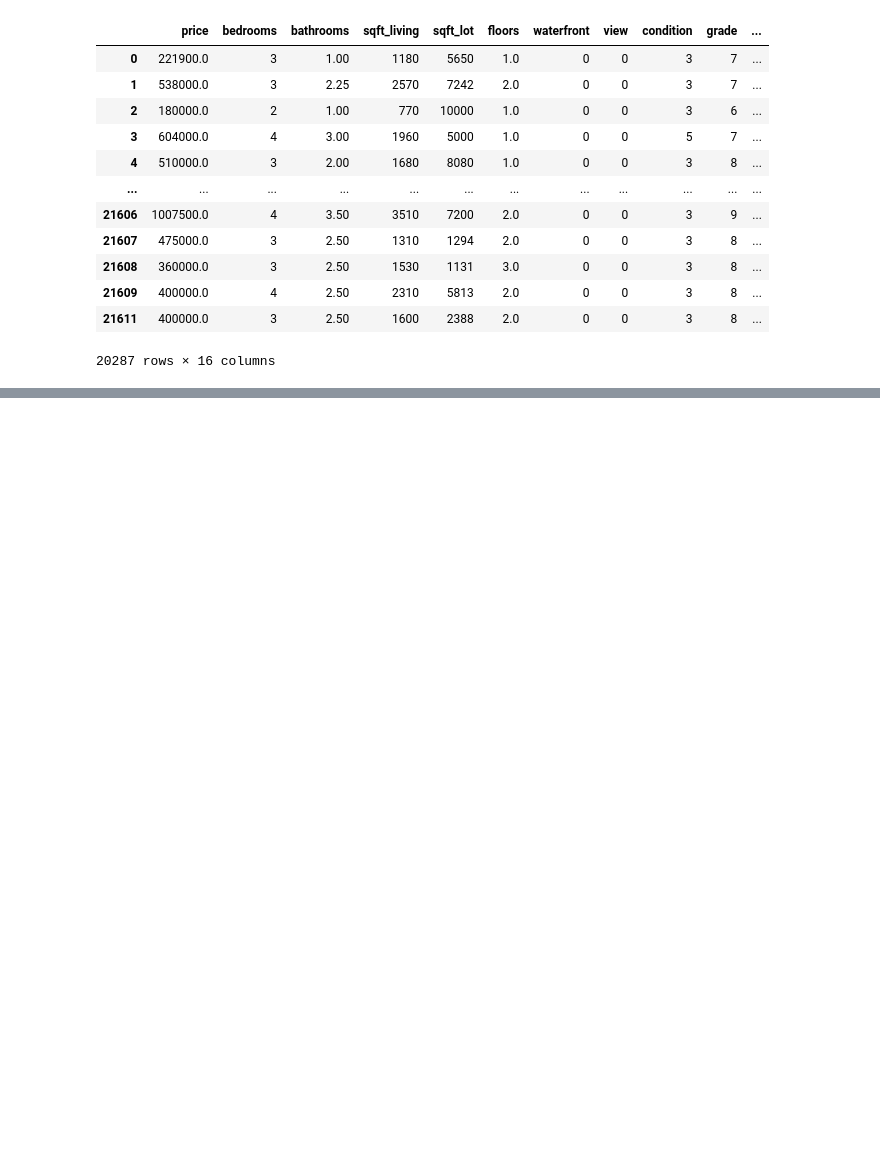
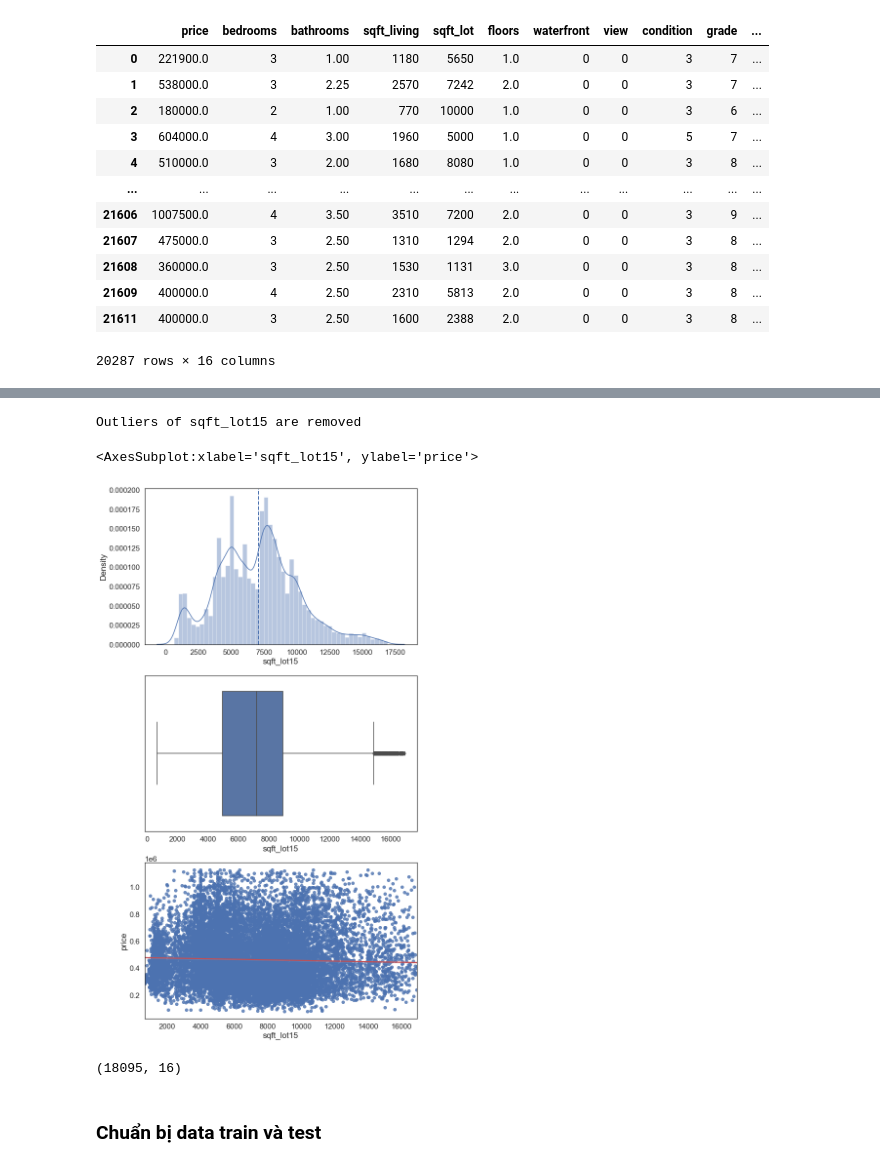
Before and after one commit to DK-Hieu/House_price_prediction, a Jupyter notebook: ver_4_kc_house/house_pridect_ver4.ipynb, the cells around one changed output, grey strips where cells are left out. Cells and saved outputs as stored; diff of their text form; code cells hidden in the pictures; blank space fills up the shorter version.

```diff
--- a/ver_4_kc_house/house_pridect_ver4.ipynb
+++ b/ver_4_kc_house/house_pridect_ver4.ipynb
@@ -492,0 +550,33 @@ p_house
+# %%
+def remove_outliers(data, x):
+    q25 = np.percentile(data[x], 25)
+    q75 = np.percentile(data[x], 75)
+    iqr = q75 - q25
+    cut_off = iqr * 1.5
+    lower = q25 - cut_off
+    upper = q75 + cut_off
+    data = data[(data[x] < upper) & (data[x] > lower)]
+    print(f"Outliers of {x} are removed\n")
+    return data
+
+p_house = remove_outliers(p_house, 'sqft_lot15')
+# %% [output]
+Outliers of sqft_lot15 are removed
+# %%
+fig, ((ax1), (ax2),(ax3)) = plt.subplots(nrows=3, ncols=1, figsize=(10,20))
+
+sns.distplot(p_house['sqft_lot15'], ax=ax1)
+ax1.axvline(x=p_house['sqft_lot15'].mean(), linestyle='--', linewidth=2)
+
+sns.boxplot(p_house['sqft_lot15'], orient='h',ax=ax2)
+sns.regplot(x='sqft_lot15', y='price', data=p_house,line_kws={"color":"r"}, ax=ax3)
+#sns.catplot(x='sqft_lot15', y='price', data=p_house, height=5, aspect=2, ax=ax3)
+# %% [output]
+<AxesSubplot:xlabel='sqft_lot15', ylabel='price'>
+[figure, added]
+# %%
+p_house.shape
+# %% [output]
+(18095, 16)
+# %% [markdown]
+### Chuẩn bị data train và test
```
Also changed, not shown: parts of 18 cells of this notebook, 2 other files.
